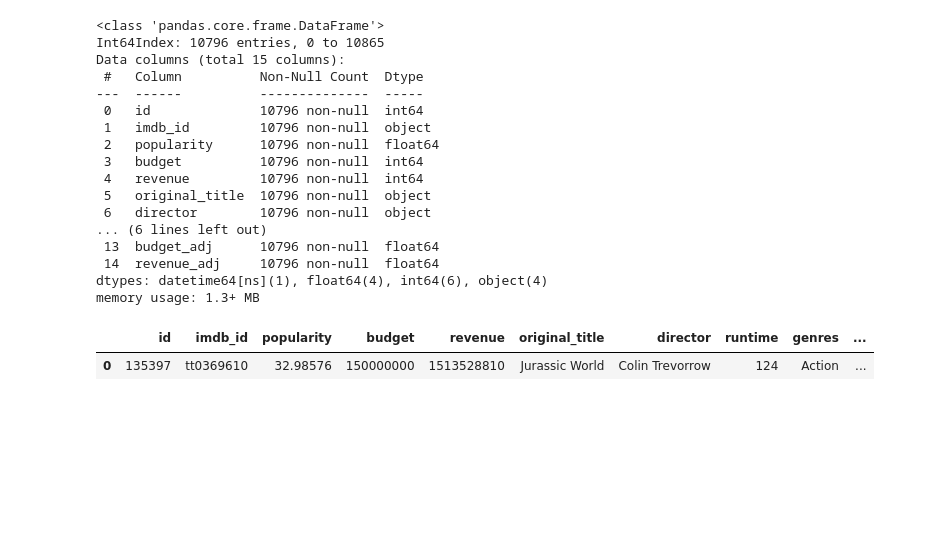
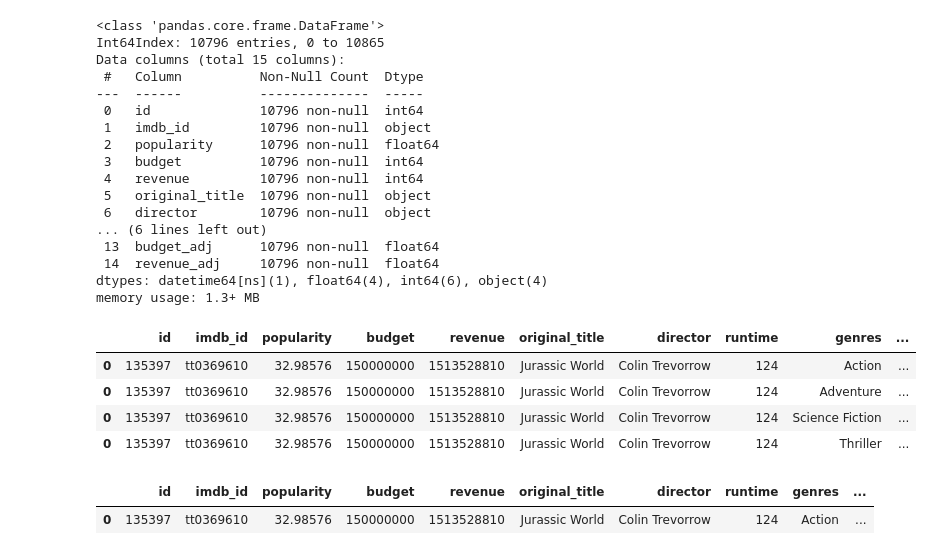
Before and after one commit to debskiszymon/Investigate_a_Dataset-Udacity, a Jupyter notebook: investigate-a-dataset-template-TMDB-Szymon-Debski.ipynb, the cells around one changed output. Saved outputs shown, nothing was run; the diff lists cells and outputs as text; code cells hidden in the pictures; blank space fills up the shorter version.

```diff
--- a/investigate-a-dataset-template-TMDB-Szymon-Debski.ipynb
+++ b/investigate-a-dataset-template-TMDB-Szymon-Debski.ipynb
@@ -138,3 +140,11 @@ memory usage: 1.3+ MB
+# %%
+genres_df.query('original_title == "Jurassic World"')
+# %% [output]
+|  | id | imdb_id | popularity | budget | revenue | original_title | director | runtime | genres | ... |
+| 0 | 135397 | tt0369610 | 32.98576 | 150000000 | 1513528810 | Jurassic World | Colin Trevorrow | 124 | Action | ... |
+| 0 | 135397 | tt0369610 | 32.98576 | 150000000 | 1513528810 | Jurassic World | Colin Trevorrow | 124 | Adventure | ... |
+| 0 | 135397 | tt0369610 | 32.98576 | 150000000 | 1513528810 | Jurassic World | Colin Trevorrow | 124 | Science Fiction | ... |
+| 0 | 135397 | tt0369610 | 32.98576 | 150000000 | 1513528810 | Jurassic World | Colin Trevorrow | 124 | Thriller | ... |
 # %%
 def split(column):
     x = column.split('|')[0]
```
Also changed, not shown: parts of 5 cells of this notebook, 1 other file.
